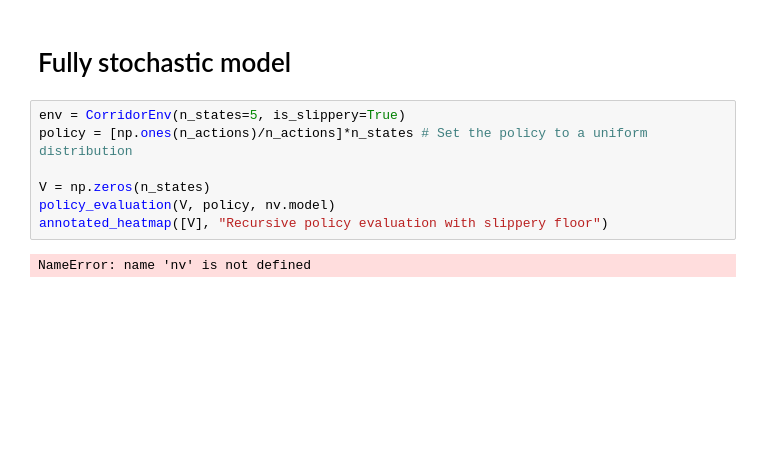
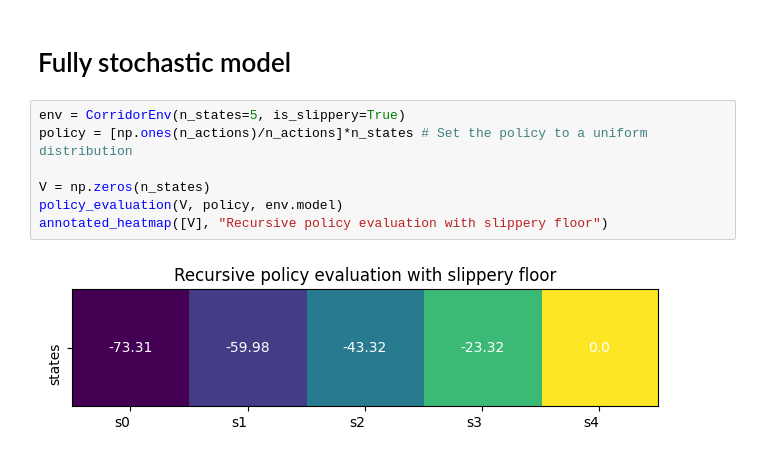
Before and after one commit to ToyProblems-xyz/Notebooks, a Jupyter notebook: src/PolicyEvaluation.ipynb, the cells around one changed output. Saved outputs shown, nothing was run; the diff lists cells and outputs as text; blank space fills up the shorter version.

```diff
--- a/src/PolicyEvaluation.ipynb
+++ b/src/PolicyEvaluation.ipynb
@@ -173,9 +173,9 @@ annotated_heatmap([V], "Recursive policy evaluation with slippery floor")
 # %%
 env = CorridorEnv(n_states=5, is_slippery=True)
 policy = [np.ones(n_actions)/n_actions]*n_states # Set the policy to a uniform distribution
 
 V = np.zeros(n_states)
-policy_evaluation(V, policy, nv.model)
+policy_evaluation(V, policy, env.model)
 annotated_heatmap([V], "Recursive policy evaluation with slippery floor")
 # %% [output]
-NameError: name 'nv' is not defined
+[figure, added]
```
